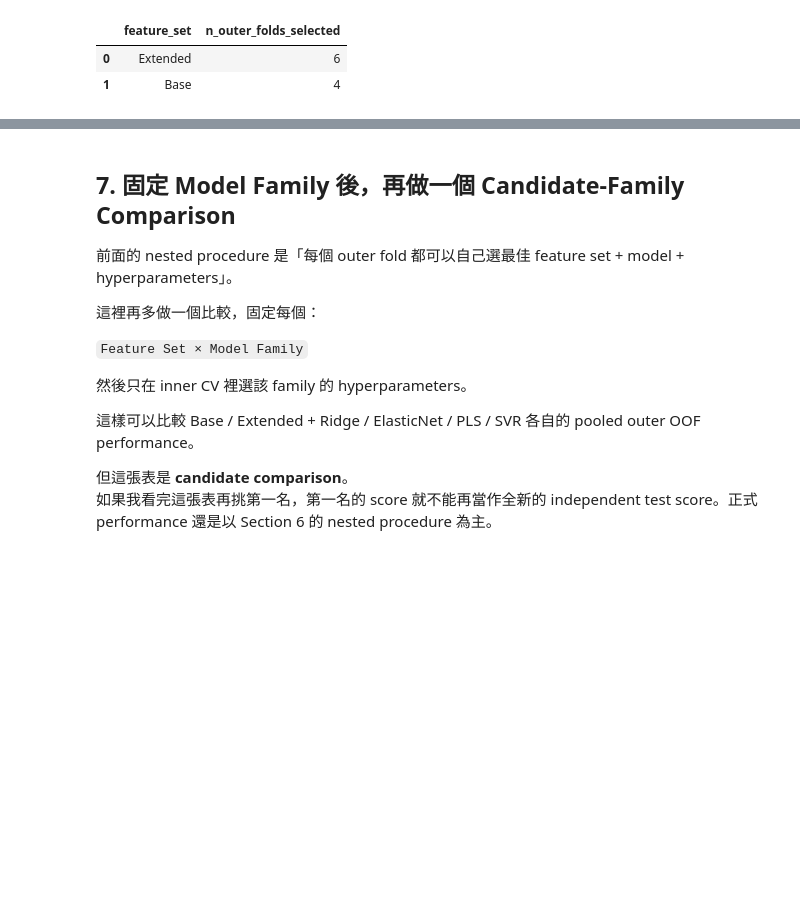
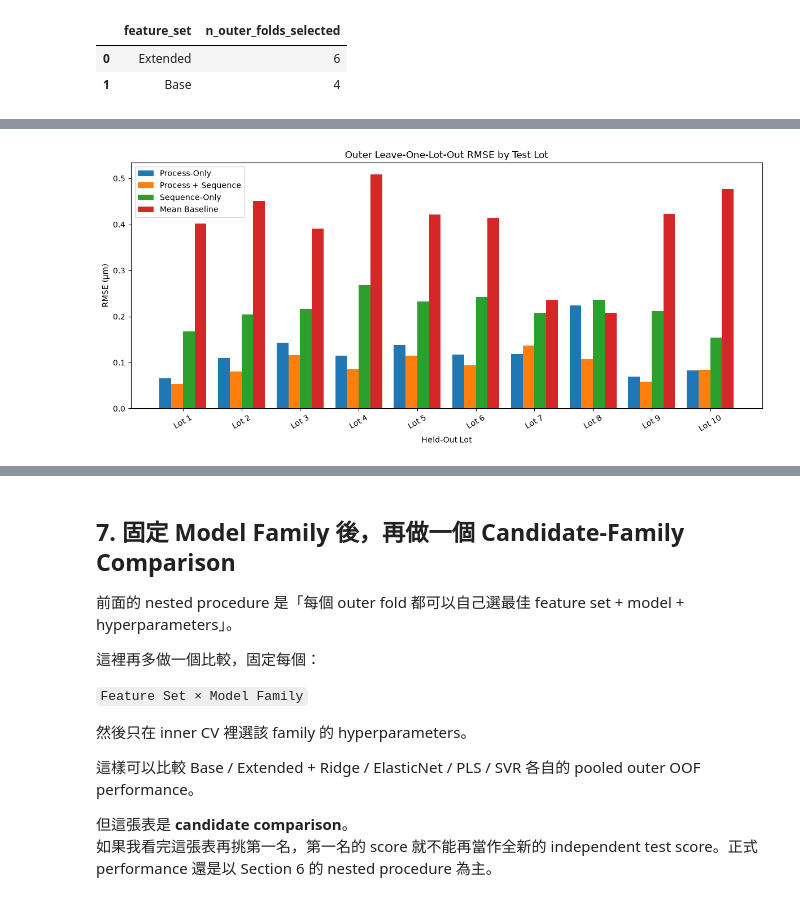
Before and after one commit to momo840505/semiconductor-etch-process-intelligence, a Jupyter notebook: notebooks/08_virtual_metrology.ipynb, the cells around one changed output, grey strips where cells are left out. Saved outputs shown, nothing was run; the diff lists cells and outputs as text; code cells hidden in the pictures; blank space fills up the shorter version.

Commit message:
Finish process analysis and project documentation

```diff
--- a/notebooks/08_virtual_metrology.ipynb
+++ b/notebooks/08_virtual_metrology.ipynb
@@ -888,0 +1249,74 @@ Lot 8 的藍色 bar 明顯比其他 Lots 高，而且是唯一沒有同時贏過
+# %%
+plot_folds = (
+    ablation_lot_comparison
+    .sort_values("test_lot")
+    .reset_index(drop=True)
+)
+
+x = np.arange(
+    len(plot_folds)
+)
+
+width = 0.20
+
+plt.figure(
+    figsize=(12, 5.5)
+)
+
+plt.bar(
+    x - 1.5 * width,
+    plot_folds[
+        "process_only_rmse"
+    ],
+    width=width,
+    label="Process-Only",
+)
+
+plt.bar(
+    x - 0.5 * width,
+    plot_folds[
+        "process_plus_sequence_rmse"
+    ],
+    width=width,
+    label="Process + Sequence",
+)
+
+plt.bar(
+    x + 0.5 * width,
+    plot_folds[
+        "sequence_baseline_rmse"
+    ],
+    width=width,
+    label="Sequence-Only",
+)
+
+plt.bar(
+    x + 1.5 * width,
+    plot_folds[
+        "mean_baseline_rmse"
+    ],
+    width=width,
+    label="Mean Baseline",
+)
+
+plt.xticks(
+    x,
+    [
+        f"Lot {lot}"
+        for lot in plot_folds[
+            "test_lot"
+        ]
+    ],
+    rotation=30,
+)
+
+plt.ylabel("RMSE (µm)")
+plt.xlabel("Held-Out Lot")
+plt.title(
+    "Outer Leave-One-Lot-Out RMSE by Test Lot"
+)
+plt.legend()
+plt.tight_layout()
+plt.show()
+# %% [output]
+[figure, added]
```
Also changed, not shown: parts of 42 cells of this notebook, 36 other files.
